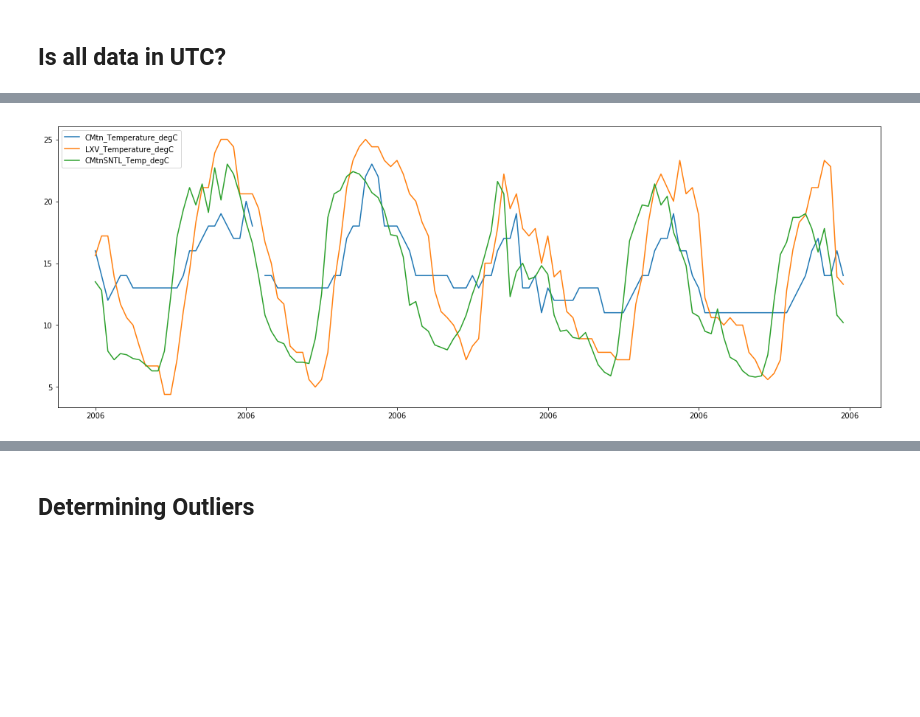
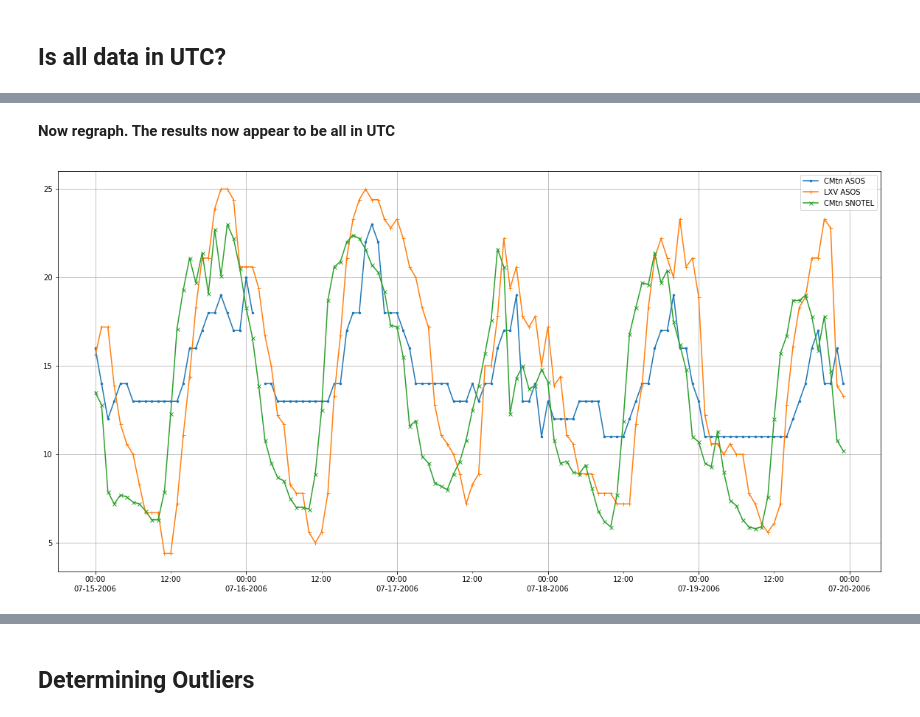
Before and after one commit to dustinrapp/Capstone_Springboard_Intermediate_Python, a Jupyter notebook: Projects/Surface_Data_Cleanup.ipynb, the cells around one changed output, grey strips where cells are left out. Drawn from its saved outputs; the diff is of its cells as text; code cells hidden in the pictures; blank space fills up the shorter version.

```diff
--- a/Projects/Surface_Data_Cleanup.ipynb
+++ b/Projects/Surface_Data_Cleanup.ipynb
@@ -187,0 +214,8 @@ max                   26.700000
+# %%
+asos_df.index = asos_df.index.tz_localize('UTC')
+asos2_df.index = asos2_df.index.tz_localize('UTC')
+
+print(snotel_df.head())
+snotel_df.index = snotel_df.index.tz_localize('US/Mountain', errors = 'coerce', ambiguous = 'NaT').tz_convert('UTC')
+print(snotel_df.head())
+asos_snotel_df = pd.merge(pd.merge(snotel_df, asos_df,on='Date_Time'),asos2_df,on='Date_Time')
@@ -188,17 +237,25 @@ max                   26.700000
+# %% [markdown]
+**Now regraph.  The results now appear to be all in UTC**
 # %%
-fig = plt.figure(figsize=(20,7))
+fig,ax1 = plt.subplots(figsize=(20,10))
 
 
-tickv = pd.date_range('2006-07-15', periods=6, freq = 'D')
+tickv = pd.date_range('2006-07-15', periods=6, freq = 'H')
 
-plt.plot(asos_snotel_df['CMtn_Temperature_degC']['2006-07-15':'2006-07-19'])
-plt.plot(asos_snotel_df['LXV_Temperature_degC']['2006-07-15':'2006-07-19'])
-plt.plot(asos_snotel_df['CMtnSNTL_Temp_degC']['2006-07-15':'2006-07-19'])
-plt.xticks(tickv)
+ax1.plot(asos_snotel_df['CMtn_Temperature_degC']['2006-07-15':'2006-07-19'], marker='.', markersize = 5, label = "CMtn ASOS")
+ax1.plot(asos_snotel_df['LXV_Temperature_degC']['2006-07-15':'2006-07-19'], marker='+', markersize = 5, label = "LXV ASOS")
+ax1.plot(asos_snotel_df['CMtnSNTL_Temp_degC']['2006-07-15':'2006-07-19'], marker='x', markersize = 5, label = "CMtn SNOTEL")
+#plt.xticks(tickv)
+
+
+ax1.xaxis.set_major_locator(mdates.DayLocator(interval=1))
+ax1.xaxis.set_minor_locator(mdates.HourLocator(byhour=range(0, 24, 12)))
+ax1.xaxis.set_minor_formatter(mdates.DateFormatter('%H:%M'))  # hours and minutes
+ax1.xaxis.set_major_formatter(mdates.DateFormatter('\n%m-%d-%Y'))
+
+ax1.grid(True)
+
 plt.legend()
 plt.show()
-
-
-print(asos_snotel_df['CMtn_Temperature_degC']['2006-07-15':'2006-07-22'])
 # %% [output]
-[figure, old version]
+[figure, new version]
```
Also changed, not shown: parts of 14 cells of this notebook, 11 other files.
